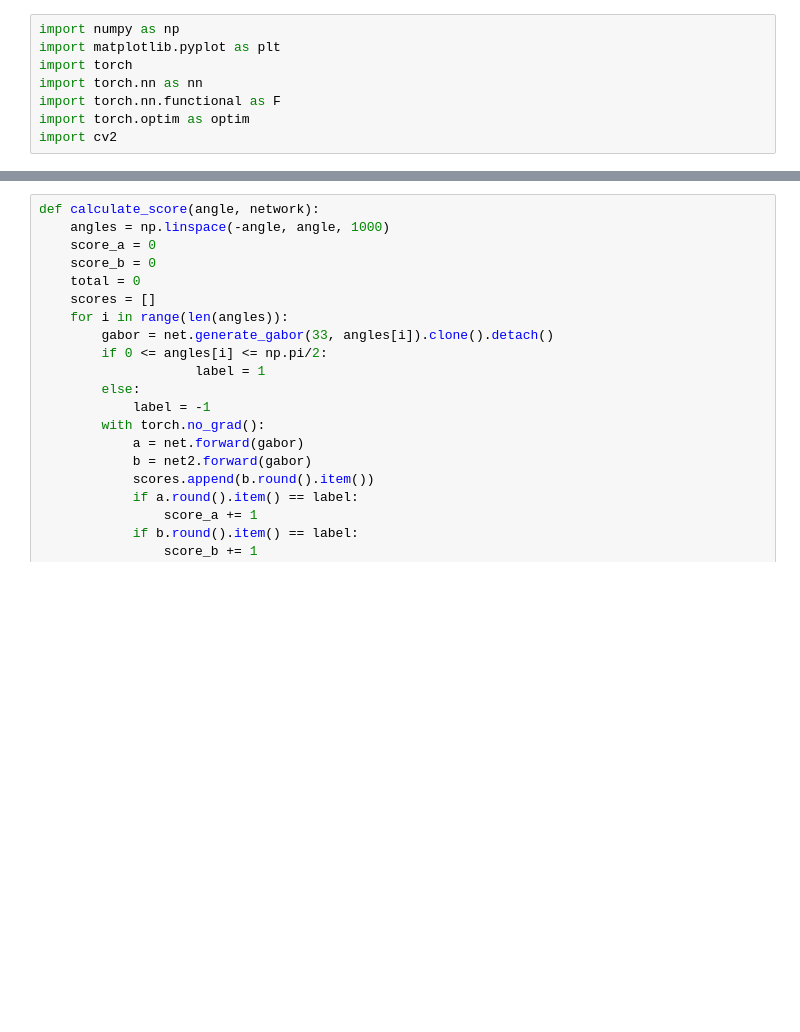
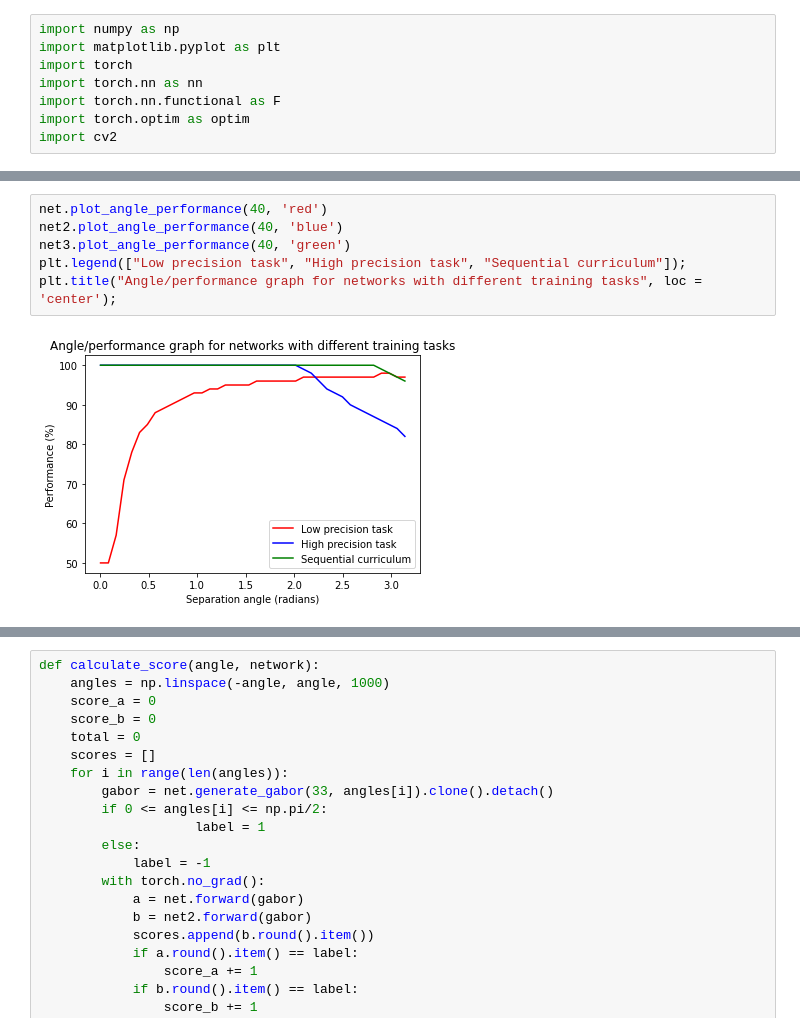
Before and after one commit to pacochow/Modelling-vpl, a Jupyter notebook: Convolutional_neural_network.ipynb, the cells around one changed output, grey strips where cells are left out. Saved outputs shown, nothing was run; the diff lists cells and outputs as text; blank space fills up the shorter version.

```diff
--- a/Convolutional_neural_network.ipynb
+++ b/Convolutional_neural_network.ipynb
@@ -233,0 +318,8 @@ plt.axvline(300, 0, 1, linestyle = 'dashed', color = 'black');
+# %%
+net.plot_angle_performance(40, 'red')
+net2.plot_angle_performance(40, 'blue')
+net3.plot_angle_performance(40, 'green')
+plt.legend(["Low precision task", "High precision task", "Sequential curriculum"]);
+plt.title("Angle/performance graph for networks with different training tasks", loc = 'center');
+# %% [output]
+[figure, added]
```
Also changed, not shown: parts of 16 cells of this notebook, 1 other file.
